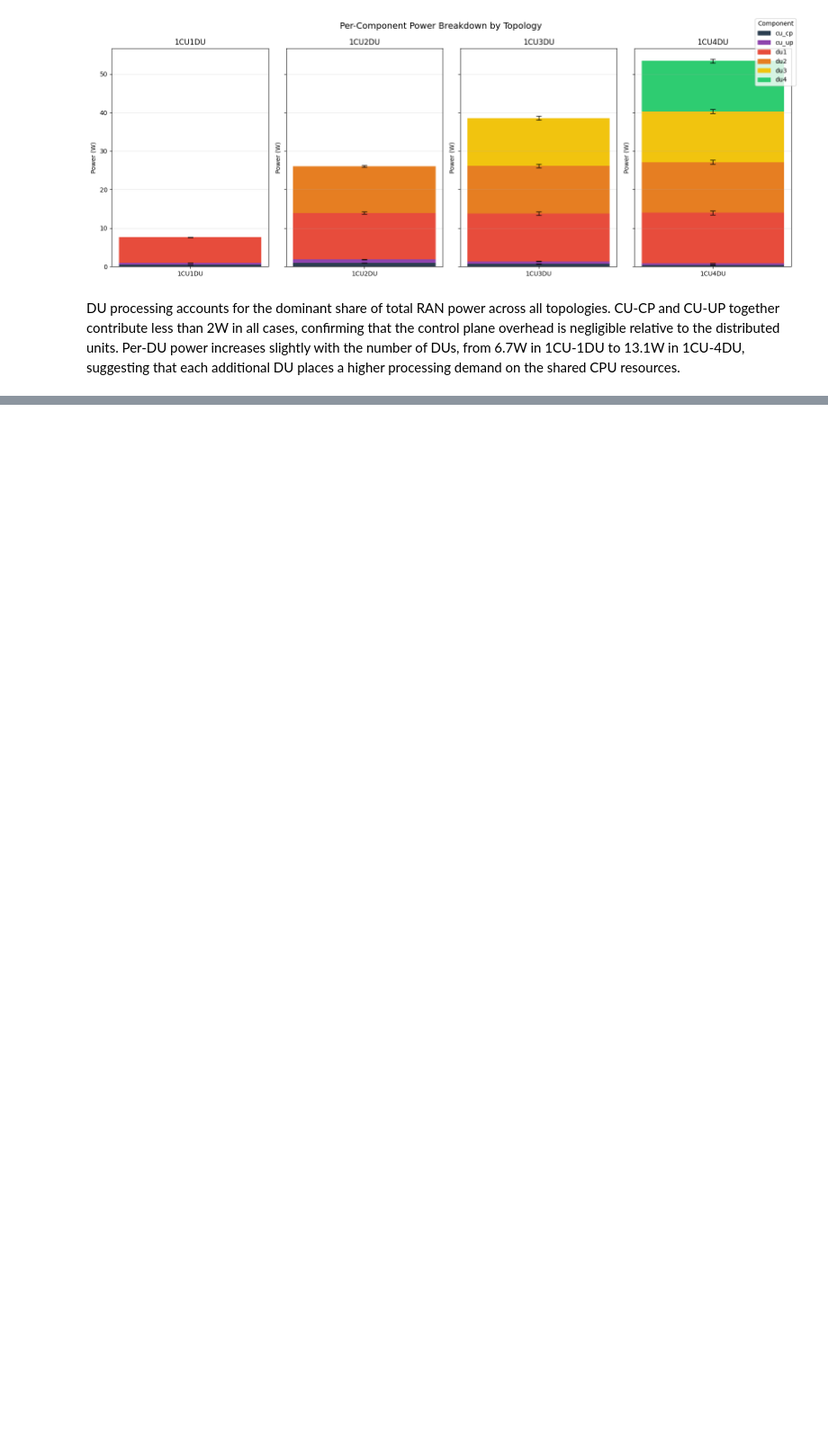
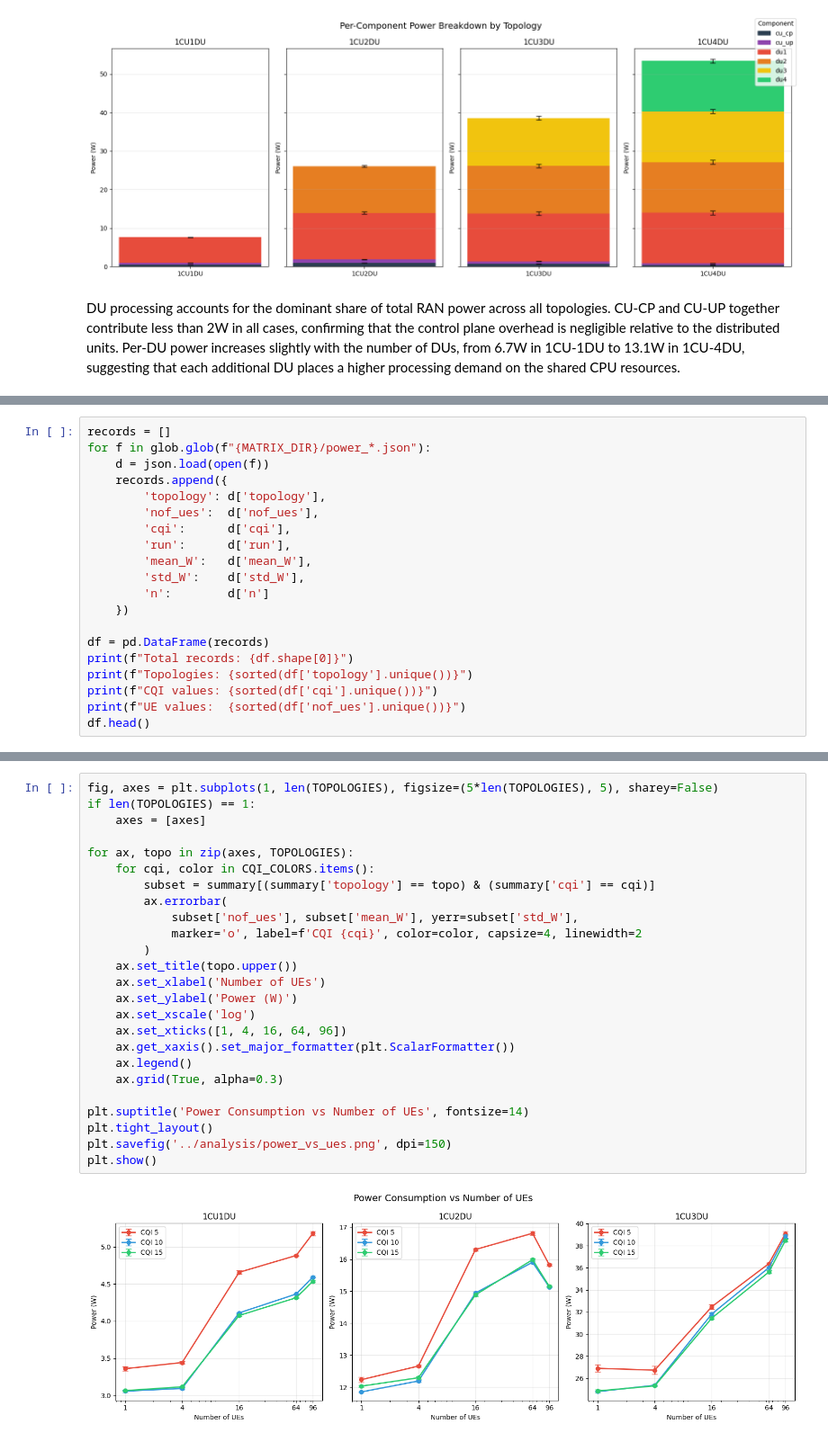
Before and after one commit to martafra/5g-power-dissertation, a Jupyter notebook: analysis/power_analysis.ipynb, the cells around one changed output, grey strips where cells are left out. Shown at 90% size. Saved outputs shown, nothing was run; the diff lists cells and outputs as text; blank space fills up the shorter version.

Commit message:
Add dynamic power analysis notebook with breakdown and matrix analysis

```diff
--- a/analysis/power_analysis.ipynb
+++ b/analysis/power_analysis.ipynb
@@ -136,0 +145,20 @@ that each additional DU places a higher processing demand on the shared CPU reso
+# %%
+records = []
+for f in glob.glob(f"{MATRIX_DIR}/power_*.json"):
+    d = json.load(open(f))
+    records.append({
+        'topology': d['topology'],
+        'nof_ues':  d['nof_ues'],
+        'cqi':      d['cqi'],
+        'run':      d['run'],
+        'mean_W':   d['mean_W'],
+        'std_W':    d['std_W'],
+        'n':        d['n']
+    })
+
+df = pd.DataFrame(records)
+print(f"Total records: {df.shape[0]}")
+print(f"Topologies: {sorted(df['topology'].unique())}")
+print(f"CQI values: {sorted(df['cqi'].unique())}")
+print(f"UE values:  {sorted(df['nof_ues'].unique())}")
+df.head()
@@ -136,0 +230,27 @@ that each additional DU places a higher processing demand on the shared CPU reso
+# %%
+fig, axes = plt.subplots(1, len(TOPOLOGIES), figsize=(5*len(TOPOLOGIES), 5), sharey=False)
+if len(TOPOLOGIES) == 1:
+    axes = [axes]
+
+for ax, topo in zip(axes, TOPOLOGIES):
+    for cqi, color in CQI_COLORS.items():
+        subset = summary[(summary['topology'] == topo) & (summary['cqi'] == cqi)]
+        ax.errorbar(
+            subset['nof_ues'], subset['mean_W'], yerr=subset['std_W'],
+            marker='o', label=f'CQI {cqi}', color=color, capsize=4, linewidth=2
+        )
+    ax.set_title(topo.upper())
+    ax.set_xlabel('Number of UEs')
+    ax.set_ylabel('Power (W)')
+    ax.set_xscale('log')
+    ax.set_xticks([1, 4, 16, 64, 96])
+    ax.get_xaxis().set_major_formatter(plt.ScalarFormatter())
+    ax.legend()
+    ax.grid(True, alpha=0.3)
+
+plt.suptitle('Power Consumption vs Number of UEs', fontsize=14)
+plt.tight_layout()
+plt.savefig('../analysis/power_vs_ues.png', dpi=150)
+plt.show()
+# %% [output]
+[figure, added]
```
Also changed, not shown: parts of 31 cells of this notebook.
